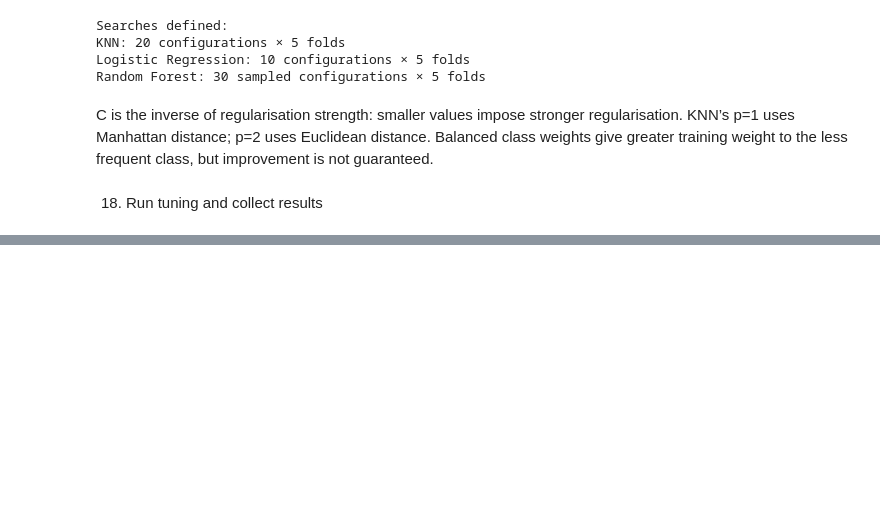
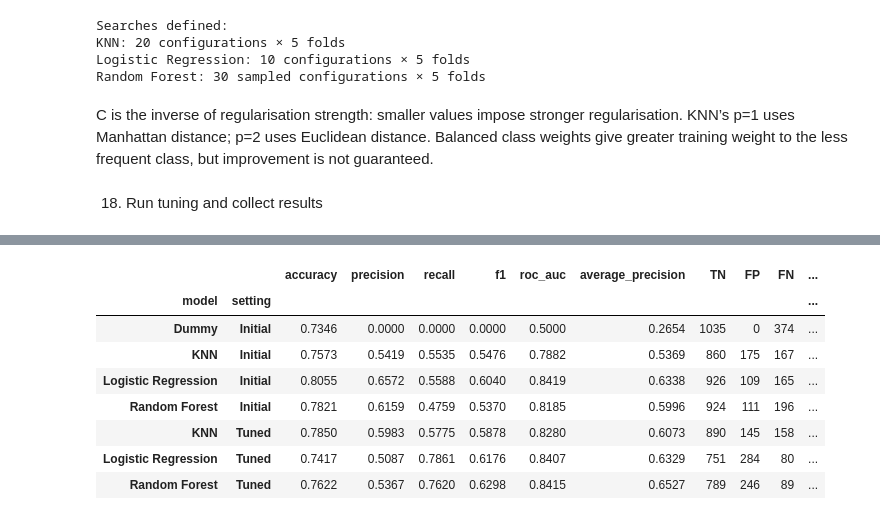
Before and after one commit to KCGSPerera/CM2604-Telco-Customer-Churn, a Jupyter notebook: CM2604_Telco_Customer_Churn.ipynb, the cells around one changed output, grey strips where cells are left out. Cells and saved outputs as stored; diff of their text form; code cells hidden in the pictures; blank space fills up the shorter version.

```diff
--- a/CM2604_Telco_Customer_Churn.ipynb
+++ b/CM2604_Telco_Customer_Churn.ipynb
@@ -937,0 +971,83 @@ TUNED CROSS-VALIDATION RESULTS
+# %%
+from sklearn.base import clone
+from sklearn.metrics import (
+    accuracy_score,
+    roc_auc_score,
+    average_precision_score,
+    confusion_matrix
+)
+
+# Record the selection made before viewing test results.
+selected_model_name = tuned_summary["f1_mean"].idxmax()
+print("CV-selected model:", selected_model_name)
+
+test_rows = []
+test_predictions = {}
+test_probabilities = {}
+evaluated_models = {}
+
+experiments = [
+    ("Initial", baseline_models),
+    ("Tuned", tuned_models)
+]
+
+for setting, models in experiments:
+    for name, pipeline in models.items():
+        label = f"{name} | {setting}"
+        print(f"Evaluating {label}...", flush=True)
+
+        # Fit a fresh copy on all training data.
+        fitted_model = clone(pipeline)
+        fitted_model.fit(X_train, y_train)
+
+        predictions = fitted_model.predict(X_test)
+
+        positive_class_index = list(
+            fitted_model.classes_
+        ).index(1)
+
+        probabilities = fitted_model.predict_proba(X_test)[
+            :, positive_class_index
+        ]
+
+        tn, fp, fn, tp = confusion_matrix(
+            y_test, predictions, labels=[0, 1]
+        ).ravel()
+
+        test_rows.append({
+            "model": name,
+            "setting": setting,
+            "accuracy": accuracy_score(y_test, predictions),
+            "precision": precision_score(
+                y_test, predictions, zero_division=0
+            ),
+            "recall": recall_score(
+                y_test, predictions, zero_division=0
+            ),
+            "f1": f1_score(
+                y_test, predictions, zero_division=0
+            ),
+            "roc_auc": roc_auc_score(
+                y_test, probabilities
+            ),
+            "average_precision": average_precision_score(
+                y_test, probabilities
+            ),
+            "TN": tn,
+            "FP": fp,
+            "FN": fn,
+            "TP": tp
+        })
+
+        evaluated_models[label] = fitted_model
+        test_predictions[label] = predictions
+        test_probabilities[label] = probabilities
+
+test_summary = (
+    pd.DataFrame(test_rows)
+    .set_index(["model", "setting"])
+)
+
+print("\nHELD-OUT TEST RESULTS")
+display(test_summary.round(4))
+# %% [output]
@@ -937,0 +1064,9 @@ TUNED CROSS-VALIDATION RESULTS
+|  |  | accuracy | precision | recall | f1 | roc_auc | average_precision | TN | FP | FN | ... |
+| model | setting |  |  |  |  |  |  |  |  |  | ... |
+| Dummy | Initial | 0.7346 | 0.0000 | 0.0000 | 0.0000 | 0.5000 | 0.2654 | 1035 | 0 | 374 | ... |
+| KNN | Initial | 0.7573 | 0.5419 | 0.5535 | 0.5476 | 0.7882 | 0.5369 | 860 | 175 | 167 | ... |
+| Logistic Regression | Initial | 0.8055 | 0.6572 | 0.5588 | 0.6040 | 0.8419 | 0.6338 | 926 | 109 | 165 | ... |
+| Random Forest | Initial | 0.7821 | 0.6159 | 0.4759 | 0.5370 | 0.8185 | 0.5996 | 924 | 111 | 196 | ... |
+| KNN | Tuned | 0.7850 | 0.5983 | 0.5775 | 0.5878 | 0.8280 | 0.6073 | 890 | 145 | 158 | ... |
+| Logistic Regression | Tuned | 0.7417 | 0.5087 | 0.7861 | 0.6176 | 0.8407 | 0.6329 | 751 | 284 | 80 | ... |
+| Random Forest | Tuned | 0.7622 | 0.5367 | 0.7620 | 0.6298 | 0.8415 | 0.6527 | 789 | 246 | 89 | ... |
```
Also changed, not shown: parts of 13 cells of this notebook.
